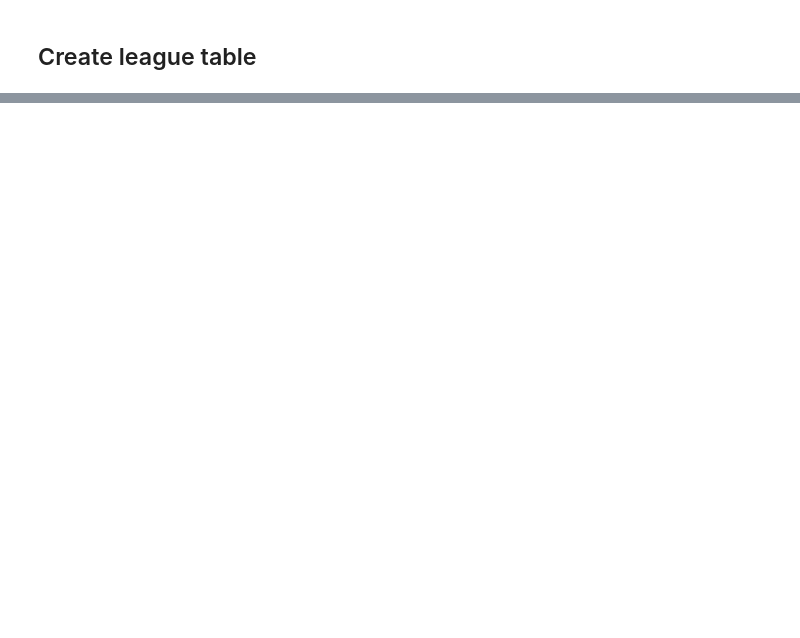
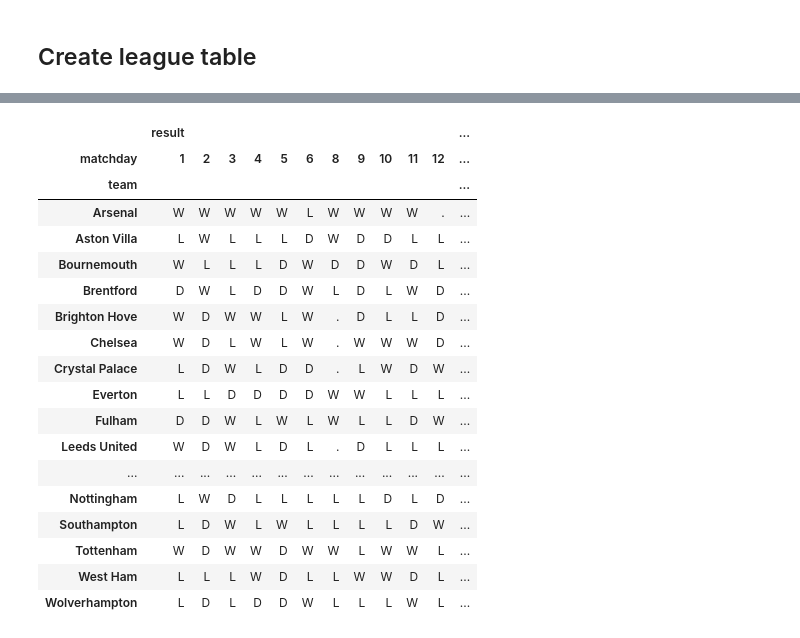
Before and after one commit to solstice035/footballdash, a Jupyter notebook: code/notebooks/results_api.ipynb, the cells around one changed output, grey strips where cells are left out. Saved outputs shown, nothing was run; the diff lists cells and outputs as text; code cells hidden in the pictures; blank space fills up the shorter version.

```diff
--- a/code/notebooks/results_api.ipynb
+++ b/code/notebooks/results_api.ipynb
@@ -221,3 +233,30 @@ df_league.head(20)
 | Leicester City | 13 | 3 | 2 | 8 | 21 | 25 | -4 | 11 | LDWWL | ... |
 | Wolverhampton | 13 | 2 | 4 | 7 | 6 | 19 | -13 | 10 | LWLLD | ... |
 | Nottingham | 13 | 2 | 3 | 8 | 8 | 28 | -20 | 9 | DLDWL | ... |
+# %%
+# pivot df_match to show team results be match day
+df_matchday = df_matches.pivot_table(index=['team'], columns=['matchday'], fill_value='.', values=['result'], aggfunc='first')
+
+
+
+df_matchday.head(20)
+# %% [output]
+|  | result |  |  |  |  |  |  |  |  |  |  | ... |
+| matchday | 1 | 2 | 3 | 4 | 5 | 6 | 8 | 9 | 10 | 11 | 12 | ... |
+| team |  |  |  |  |  |  |  |  |  |  |  | ... |
+| Arsenal | W | W | W | W | W | L | W | W | W | W | . | ... |
+| Aston Villa | L | W | L | L | L | D | W | D | D | L | L | ... |
+| Bournemouth | W | L | L | L | D | W | D | D | W | D | L | ... |
+| Brentford | D | W | L | D | D | W | L | D | L | W | D | ... |
+| Brighton Hove | W | D | W | W | L | W | . | D | L | L | D | ... |
+| Chelsea | W | D | L | W | L | W | . | W | W | W | D | ... |
+| Crystal Palace | L | D | W | L | D | D | . | L | W | D | W | ... |
+| Everton | L | L | D | D | D | D | W | W | L | L | L | ... |
+| Fulham | D | D | W | L | W | L | W | L | L | D | W | ... |
+| Leeds United | W | D | W | L | D | L | . | D | L | L | L | ... |
+| ... | ... | ... | ... | ... | ... | ... | ... | ... | ... | ... | ... | ... |
+| Nottingham | L | W | D | L | L | L | L | L | D | L | D | ... |
+| Southampton | L | D | W | L | W | L | L | L | L | D | W | ... |
+| Tottenham | W | D | W | W | D | W | W | L | W | W | L | ... |
+| West Ham | L | L | L | W | D | L | L | W | W | D | L | ... |
+| Wolverhampton | L | D | L | D | D | W | L | L | L | W | L | ... |
```
Also changed, not shown: parts of 6 cells of this notebook.
